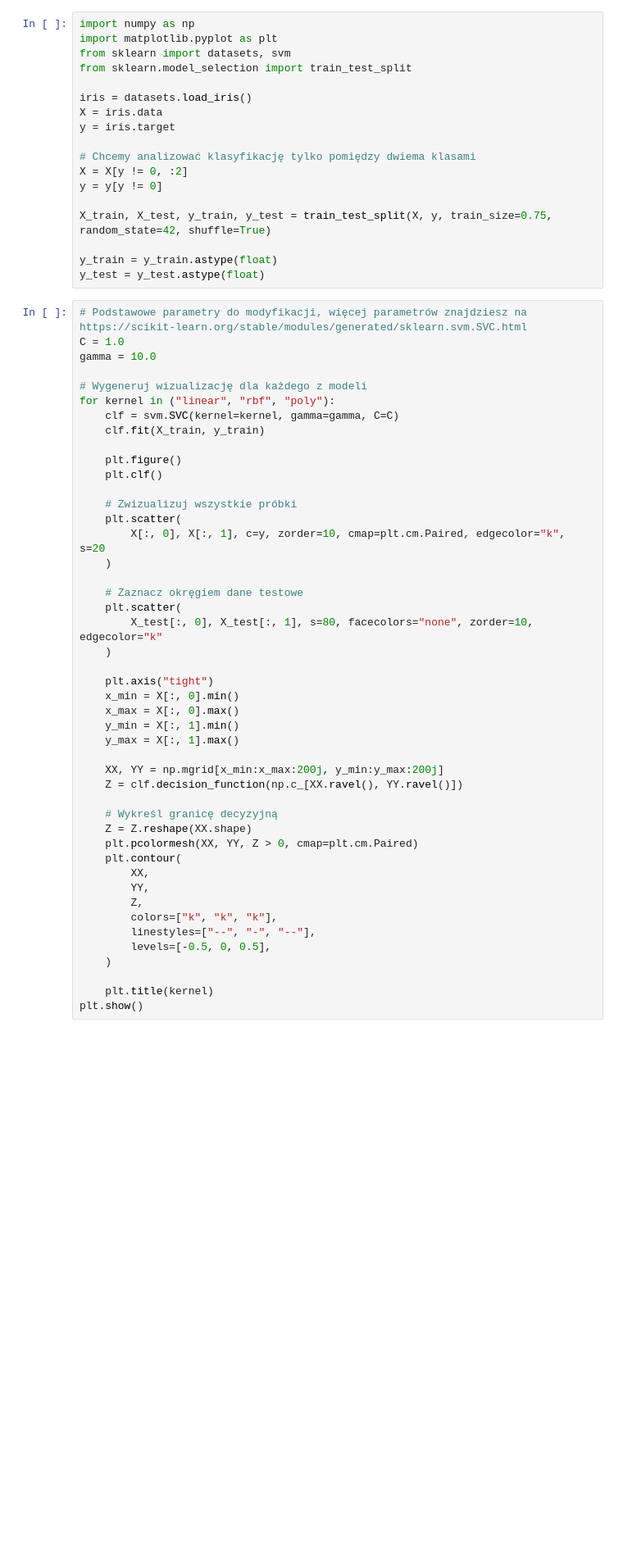
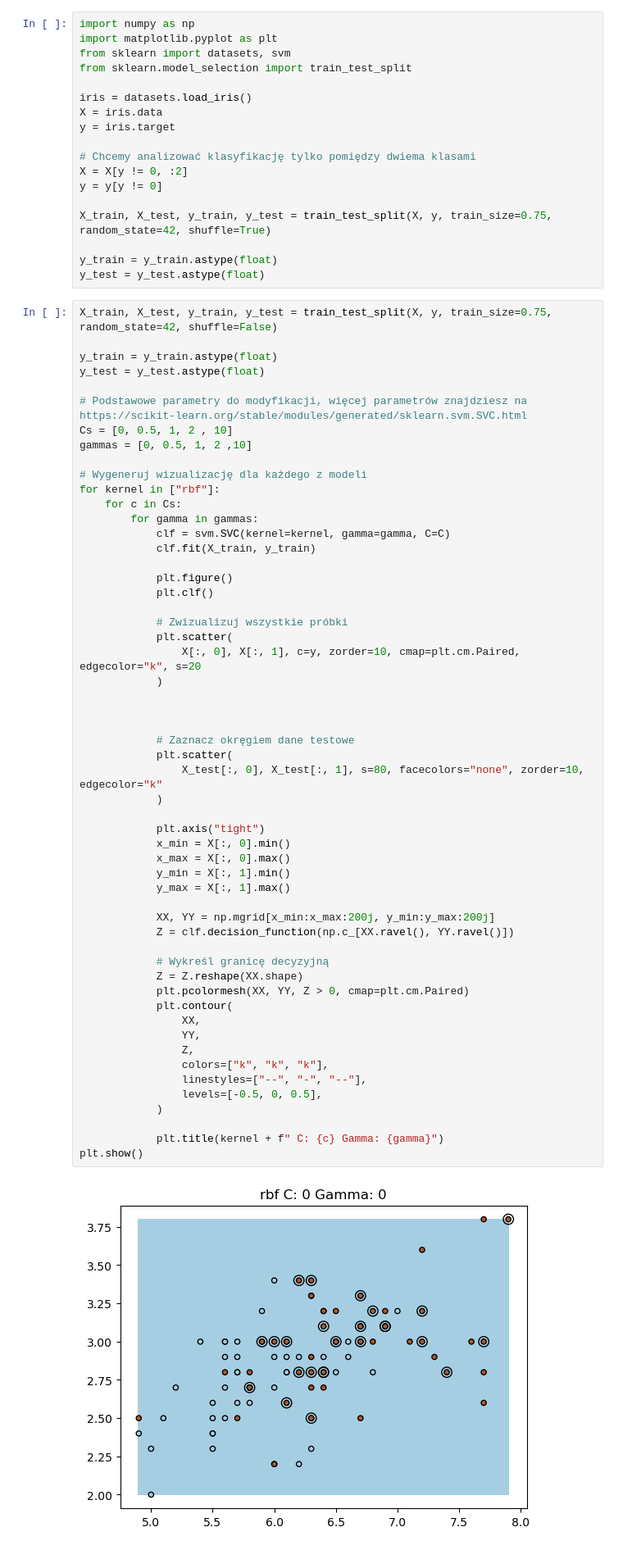
Before and after one commit to avtorgenii/MSID-Laby, a Jupyter notebook: Zad4/4_klasyfikacja.ipynb, the cells around one changed output. Shown at 82% size. Drawn from its saved outputs; the diff is of its cells as text; blank space fills up the shorter version.

```diff
--- a/Zad4/4_klasyfikacja.ipynb
+++ b/Zad4/4_klasyfikacja.ipynb
@@ -319,48 +418,59 @@ X_train, X_test, y_train, y_test = train_test_split(X, y, train_size=0.75, rando
 y_train = y_train.astype(float)
 y_test = y_test.astype(float)
 # %%
+X_train, X_test, y_train, y_test = train_test_split(X, y, train_size=0.75, random_state=42, shuffle=False)
+
+y_train = y_train.astype(float)
+y_test = y_test.astype(float)
+
 # Podstawowe parametry do modyfikacji, więcej parametrów znajdziesz na https://scikit-learn.org/stable/modules/generated/sklearn.svm.SVC.html
-C = 1.0
-gamma = 10.0
+Cs = [0, 0.5, 1, 2 , 10]
+gammas = [0, 0.5, 1, 2 ,10]
 
 # Wygeneruj wizualizację dla każdego z modeli
-for kernel in ("linear", "rbf", "poly"):
-    clf = svm.SVC(kernel=kernel, gamma=gamma, C=C)
-    clf.fit(X_train, y_train)
+for kernel in ["rbf"]:
+    for c in Cs:
+        for gamma in gammas:
+            clf = svm.SVC(kernel=kernel, gamma=gamma, C=C)
+            clf.fit(X_train, y_train)
 
-    plt.figure()
-    plt.clf()
+            plt.figure()
+            plt.clf()
 
-    # Zwizualizuj wszystkie próbki
-    plt.scatter(
-        X[:, 0], X[:, 1], c=y, zorder=10, cmap=plt.cm.Paired, edgecolor="k", s=20
-    )
+            # Zwizualizuj wszystkie próbki
+            plt.scatter(
+                X[:, 0], X[:, 1], c=y, zorder=10, cmap=plt.cm.Paired, edgecolor="k", s=20
+            )
 
-    # Zaznacz okręgiem dane testowe
-    plt.scatter(
-        X_test[:, 0], X_test[:, 1], s=80, facecolors="none", zorder=10, edgecolor="k"
-    )
 
-    plt.axis("tight")
-    x_min = X[:, 0].min()
-    x_max = X[:, 0].max()
-    y_min = X[:, 1].min()
-    y_max = X[:, 1].max()
 
-    XX, YY = np.mgrid[x_min:x_max:200j, y_min:y_max:200j]
-    Z = clf.decision_function(np.c_[XX.ravel(), YY.ravel()])
+            # Zaznacz okręgiem dane testowe
+            plt.scatter(
+                X_test[:, 0], X_test[:, 1], s=80, facecolors="none", zorder=10, edgecolor="k"
+            )
 
-    # Wykreśl granicę decyzyjną
-    Z = Z.reshape(XX.shape)
-    plt.pcolormesh(XX, YY, Z > 0, cmap=plt.cm.Paired)
-    plt.contour(
-        XX,
-        YY,
-        Z,
-        colors=["k", "k", "k"],
-        linestyles=["--", "-", "--"],
-        levels=[-0.5, 0, 0.5],
-    )
+            plt.axis("tight")
+            x_min = X[:, 0].min()
+            x_max = X[:, 0].max()
+            y_min = X[:, 1].min()
+            y_max = X[:, 1].max()
 
-    plt.title(kernel)
+            XX, YY = np.mgrid[x_min:x_max:200j, y_min:y_max:200j]
+            Z = clf.decision_function(np.c_[XX.ravel(), YY.ravel()])
+
+            # Wykreśl granicę decyzyjną
+            Z = Z.reshape(XX.shape)
+            plt.pcolormesh(XX, YY, Z > 0, cmap=plt.cm.Paired)
+            plt.contour(
+                XX,
+                YY,
+                Z,
+                colors=["k", "k", "k"],
+                linestyles=["--", "-", "--"],
+                levels=[-0.5, 0, 0.5],
+            )
+
+            plt.title(kernel + f" C: {c} Gamma: {gamma}")
 plt.show()
+# %% [output]
+[figure, added]
```
Also changed, not shown: parts of 16 cells of this notebook, 3 other files.
